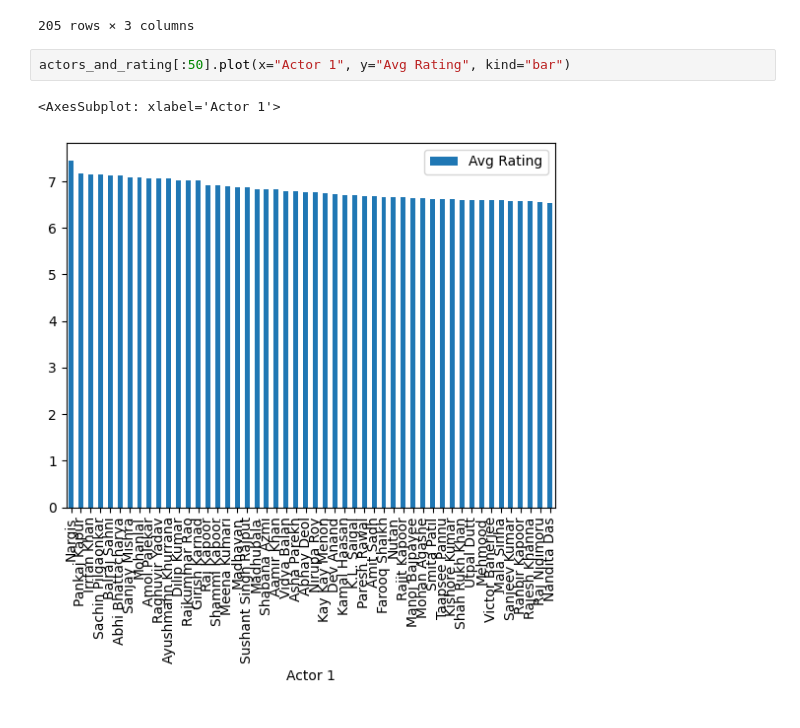
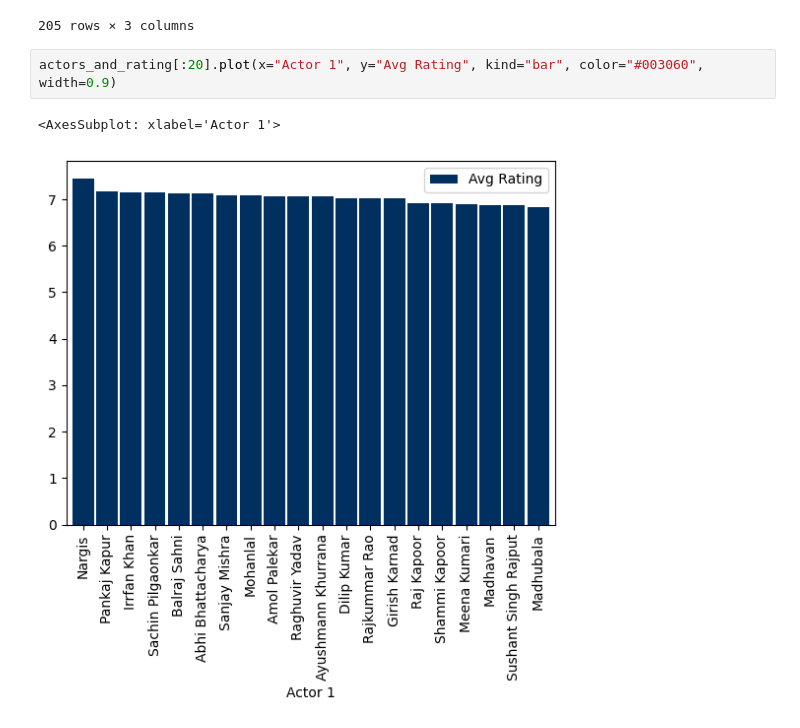
Before and after one commit to manaskocharekar/jupyter-notebooks, a Jupyter notebook: IMDb Movies India.ipynb, the cells around one changed output. Saved outputs shown, nothing was run; the diff lists cells and outputs as text.

```diff
--- a/IMDb Movies India.ipynb
+++ b/IMDb Movies India.ipynb
@@ -233,7 +236,7 @@ actors_and_rating
 | 204 | Himesh Reshammiya | 7 | 2.828571 |
 205 rows × 3 columns
 # %%
-actors_and_rating[:50].plot(x="Actor 1", y="Avg Rating", kind="bar")
+actors_and_rating[:20].plot(x="Actor 1", y="Avg Rating", kind="bar", color="#003060", width=0.9)
 # %% [output]
 <AxesSubplot: xlabel='Actor 1'>
-[figure, old version]
+[figure, new version]
```
Also changed, not shown: parts of 1 cell of this notebook.
